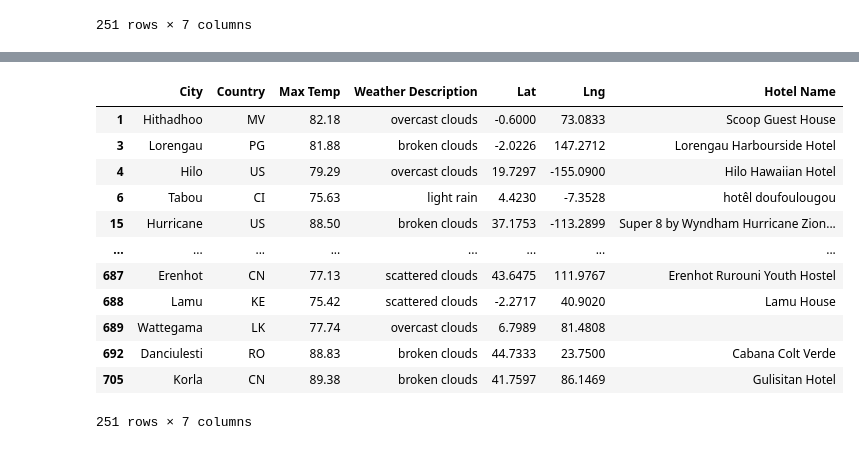
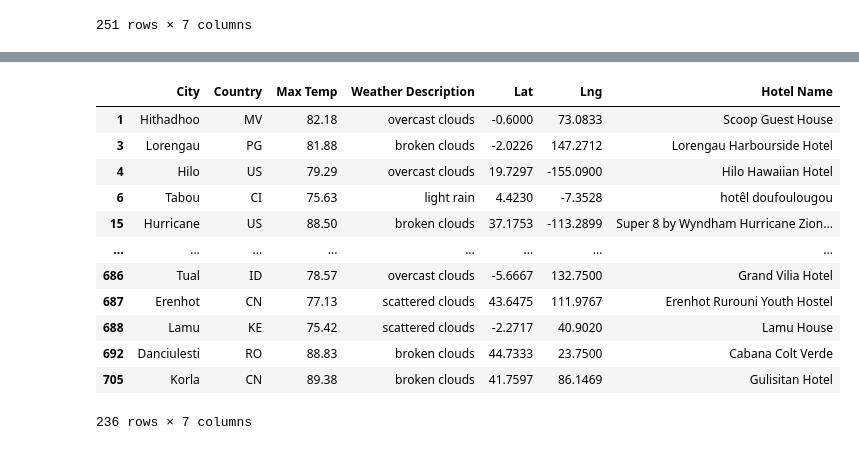
Before and after one commit to josephrodini/World_Weather_Analysis, a Jupyter notebook: Vacation_Search/Vacation_Search.ipynb, the cells around one changed output, grey strips where cells are left out. Cells and saved outputs as stored; diff of their text form; code cells hidden in the pictures.

```diff
--- a/Vacation_Search/Vacation_Search.ipynb
+++ b/Vacation_Search/Vacation_Search.ipynb
@@ -181,21 +170,22 @@ dtype: int64
 # %%
 # 7. Drop the rows where there is no Hotel Name.
-clean_hotel_df = hotel_df.dropna()
+empty_hotel_idx = hotel_df["Hotel Name"] == ""
+clean_hotel_df = hotel_df.loc[~empty_hotel_idx]
 clean_hotel_df
 # %% [output]
 |  | City | Country | Max Temp | Weather Description | Lat | Lng | Hotel Name |
 | 1 | Hithadhoo | MV | 82.18 | overcast clouds | -0.6000 | 73.0833 | Scoop Guest House |
 | 3 | Lorengau | PG | 81.88 | broken clouds | -2.0226 | 147.2712 | Lorengau Harbourside Hotel |
 | 4 | Hilo | US | 79.29 | overcast clouds | 19.7297 | -155.0900 | Hilo Hawaiian Hotel |
 | 6 | Tabou | CI | 75.63 | light rain | 4.4230 | -7.3528 | hotêl doufoulougou |
 | 15 | Hurricane | US | 88.50 | broken clouds | 37.1753 | -113.2899 | Super 8 by Wyndham Hurricane Zion... |
 | ... | ... | ... | ... | ... | ... | ... | ... |
+| 686 | Tual | ID | 78.57 | overcast clouds | -5.6667 | 132.7500 | Grand Vilia Hotel |
 | 687 | Erenhot | CN | 77.13 | scattered clouds | 43.6475 | 111.9767 | Erenhot Rurouni Youth Hostel |
 | 688 | Lamu | KE | 75.42 | scattered clouds | -2.2717 | 40.9020 | Lamu House |
-| 689 | Wattegama | LK | 77.74 | overcast clouds | 6.7989 | 81.4808 |  |
 | 692 | Danciulesti | RO | 88.83 | broken clouds | 44.7333 | 23.7500 | Cabana Colt Verde |
 | 705 | Korla | CN | 89.38 | broken clouds | 41.7597 | 86.1469 | Gulisitan Hotel |
-251 rows × 7 columns
+236 rows × 7 columns
 # %%
 # 8a. Create the output File (CSV)
 # 8b. Export the City_Data into a csv
```
Also changed, not shown: parts of 1 cell of this notebook, 5 other files.
